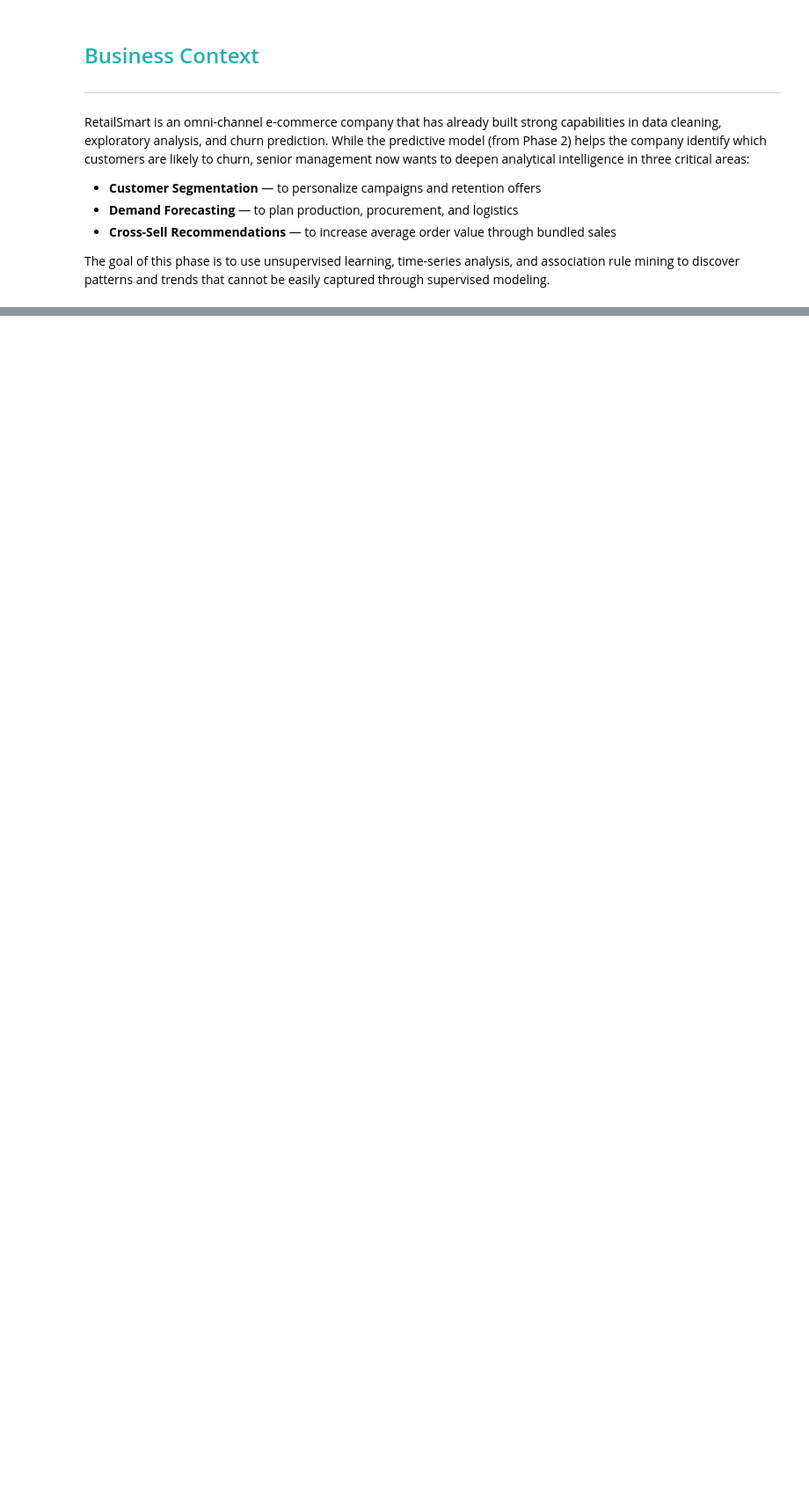
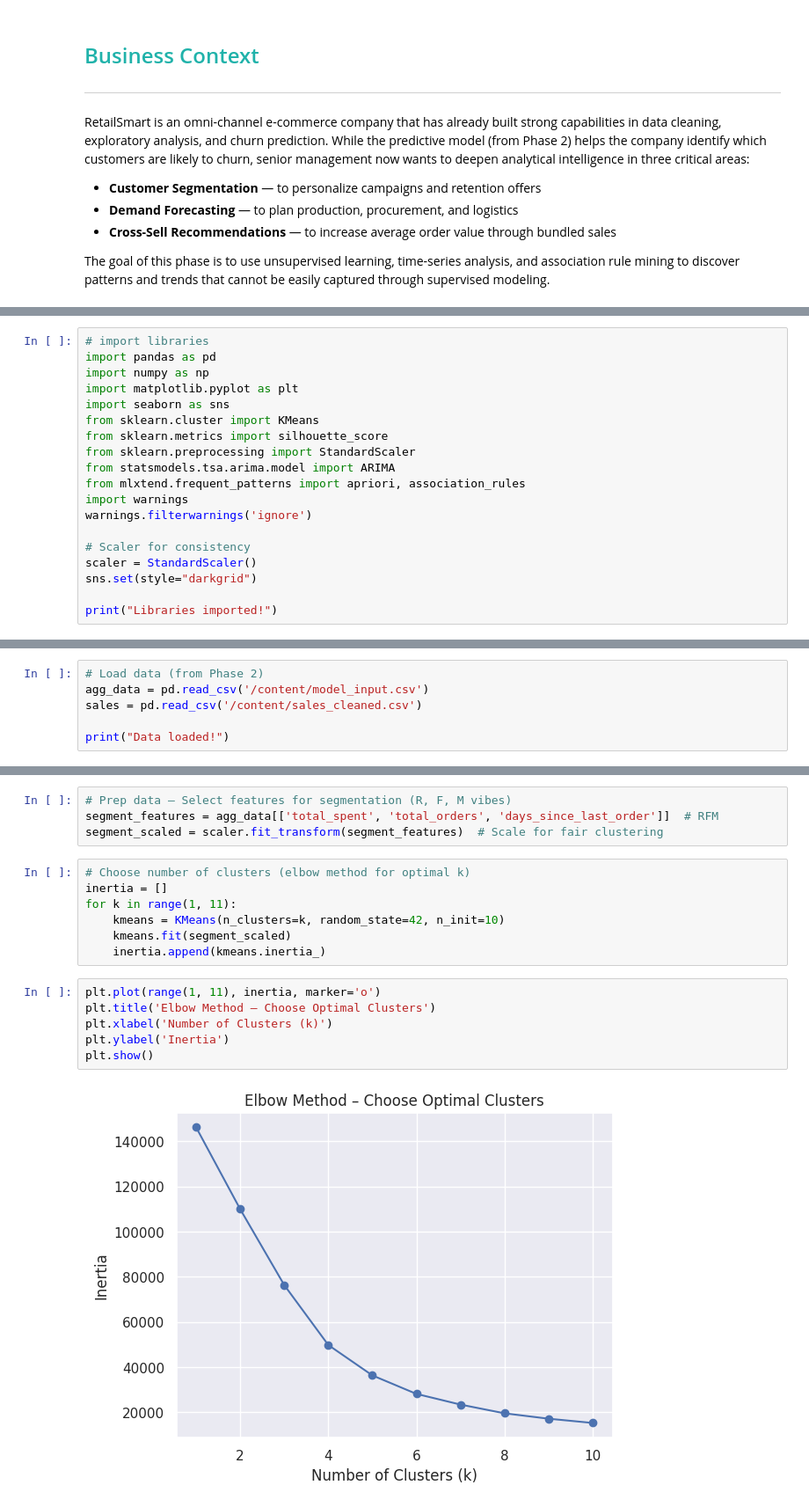
Before and after one commit to Kanakbaghel/Capstone_Project, a Jupyter notebook: Scripts/P3 : Retailsmart Advanced Analytics.ipynb, the cells around one changed output, grey strips where cells are left out. Shown at 88% size. Cells and saved outputs as stored; diff of their text form; blank space fills up the shorter version.

```diff
--- a/Scripts/P3 : Retailsmart Advanced Analytics.ipynb
+++ b/Scripts/P3 : Retailsmart Advanced Analytics.ipynb
@@ -314,0 +21,19 @@ Association rules saved!
+# %%
+# import libraries
+import pandas as pd
+import numpy as np
+import matplotlib.pyplot as plt
+import seaborn as sns
+from sklearn.cluster import KMeans
+from sklearn.metrics import silhouette_score
+from sklearn.preprocessing import StandardScaler
+from statsmodels.tsa.arima.model import ARIMA
+from mlxtend.frequent_patterns import apriori, association_rules
+import warnings
+warnings.filterwarnings('ignore')
+
+# Scaler for consistency
+scaler = StandardScaler()
+sns.set(style="darkgrid")
+
+print("Libraries imported!")
@@ -314,0 +42,6 @@ Association rules saved!
+# %%
+# Load data (from Phase 2)
+agg_data = pd.read_csv('/content/model_input.csv')
+sales = pd.read_csv('/content/sales_cleaned.csv')
+
+print("Data loaded!")
@@ -314,0 +95,19 @@ Association rules saved!
+# %%
+# Prep data – Select features for segmentation (R, F, M vibes)
+segment_features = agg_data[['total_spent', 'total_orders', 'days_since_last_order']]  # RFM
+segment_scaled = scaler.fit_transform(segment_features)  # Scale for fair clustering
+# %%
+# Choose number of clusters (elbow method for optimal k)
+inertia = []
+for k in range(1, 11):
+    kmeans = KMeans(n_clusters=k, random_state=42, n_init=10)
+    kmeans.fit(segment_scaled)
+    inertia.append(kmeans.inertia_)
+# %%
+plt.plot(range(1, 11), inertia, marker='o')
+plt.title('Elbow Method – Choose Optimal Clusters')
+plt.xlabel('Number of Clusters (k)')
+plt.ylabel('Inertia')
+plt.show()
+# %% [output]
+[figure, added]
```
Also changed, not shown: parts of 73 cells of this notebook.
